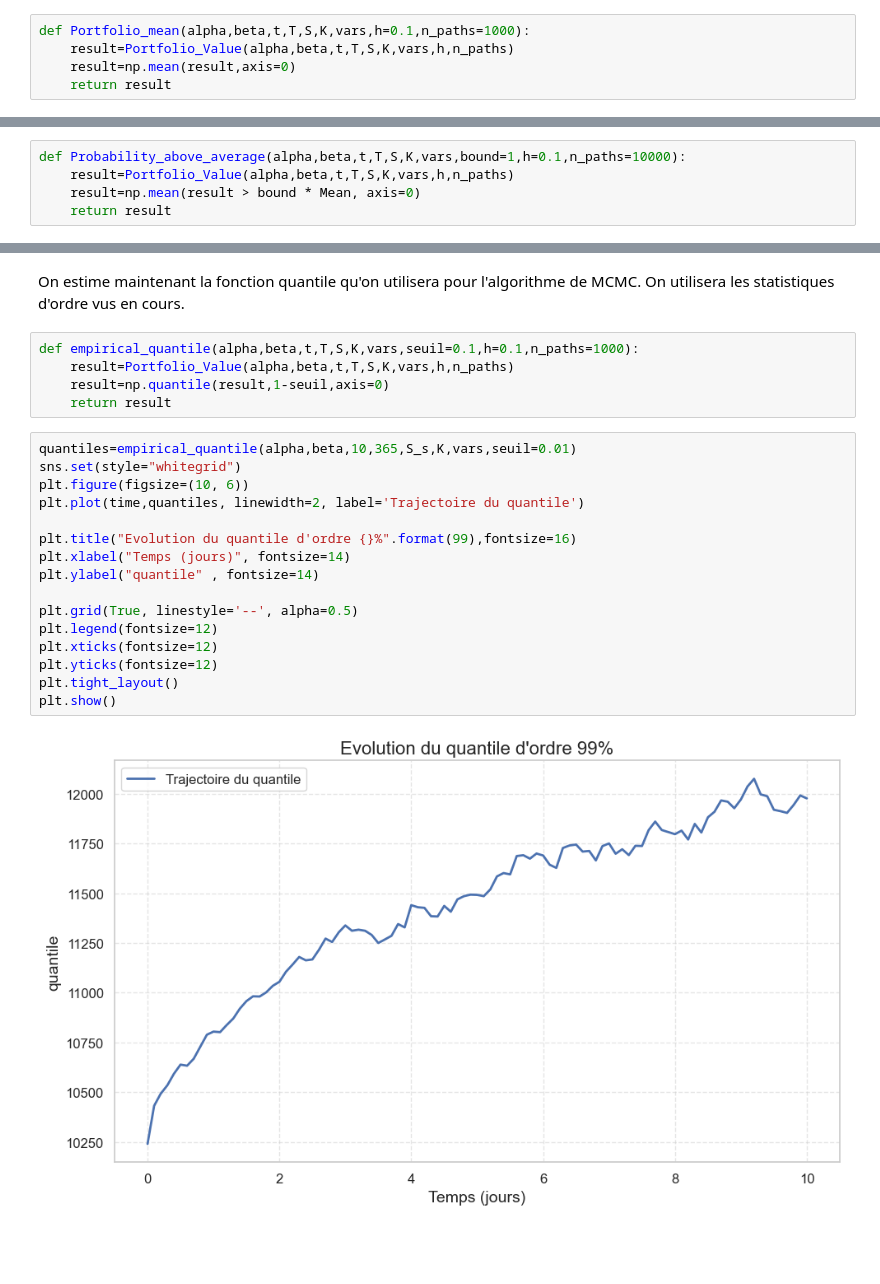
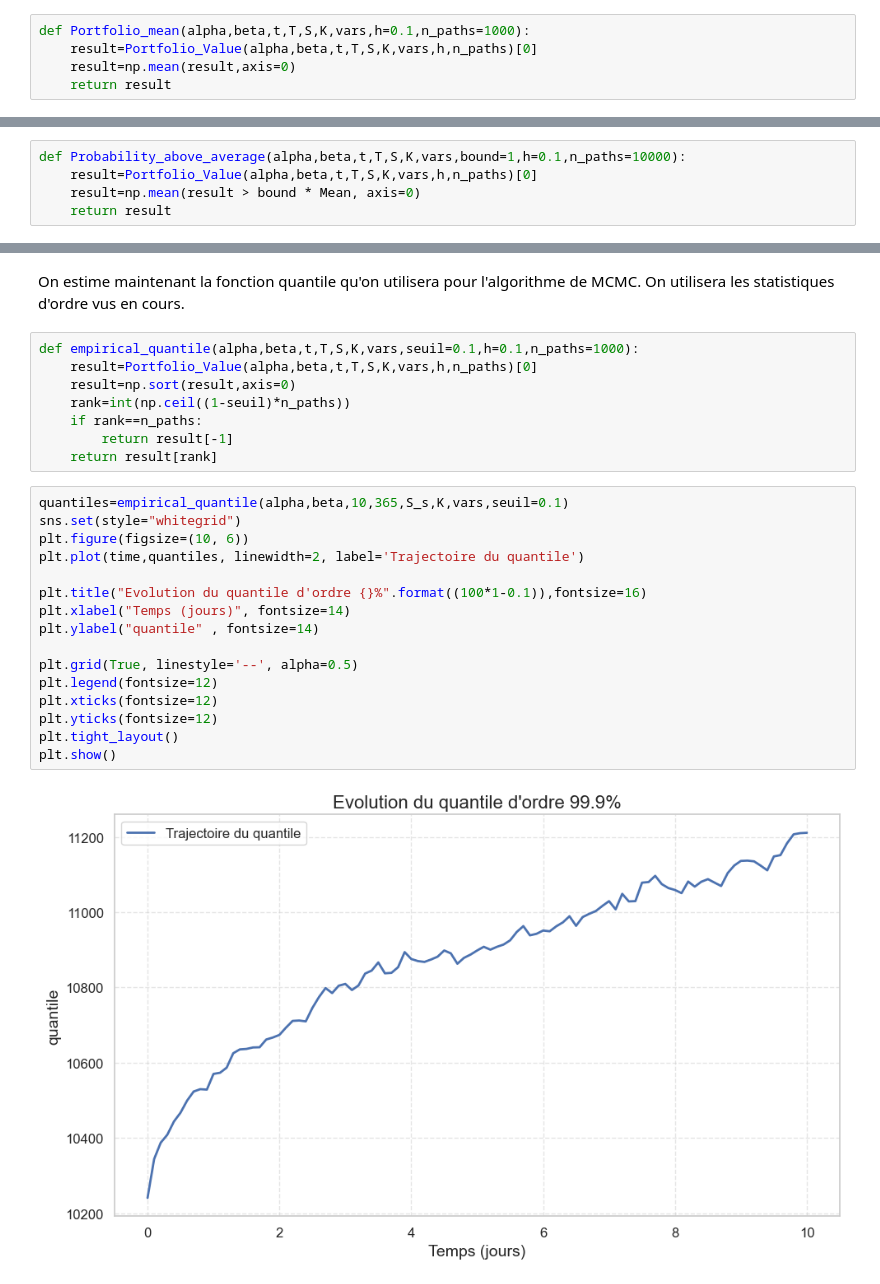
Before and after one commit to Amine-X23/Rare-Events, a Jupyter notebook: Rare_Events.ipynb, the cells around one changed output, grey strips where cells are left out. Cells and saved outputs as stored; diff of their text form; blank space fills up the shorter version.

```diff
--- a/Rare_Events.ipynb
+++ b/Rare_Events.ipynb
@@ -296,7 +328,7 @@ Une deuxième expérience est la calcul de la moyenne de notre portfeuille à to
 Autrement dit, on détermine $(\mathbb{E}(V_t))_{t \geq 0}$ en utilisant la méthode de Monte Carlo naif.
 # %%
 def Portfolio_mean(alpha,beta,t,T,S,K,vars,h=0.1,n_paths=1000):
-    result=Portfolio_Value(alpha,beta,t,T,S,K,vars,h,n_paths)
+    result=Portfolio_Value(alpha,beta,t,T,S,K,vars,h,n_paths)[0]
     result=np.mean(result,axis=0)
     return result
 # %%
@@ -323,7 +355,7 @@ Pour montrer la limite de la méthode de Monte Carlo naif, on simule la probabil
 C'est à dire qu'on estime $\mathbb{P}(V_t \geq bound*\mathbb{E}(V_t))$
 # %%
 def Probability_above_average(alpha,beta,t,T,S,K,vars,bound=1,h=0.1,n_paths=10000):
-    result=Portfolio_Value(alpha,beta,t,T,S,K,vars,h,n_paths)
+    result=Portfolio_Value(alpha,beta,t,T,S,K,vars,h,n_paths)[0]
     result=np.mean(result > bound * Mean, axis=0)
     return result
 # %%
@@ -353,24 +385,27 @@ On remarque que déjà pour bound=1.3 cette méthode a du mal a estimer cette pr
 On estime maintenant la fonction quantile qu'on utilisera pour l'algorithme de MCMC. On utilisera les statistiques d'ordre vus en cours.
 # %%
 def empirical_quantile(alpha,beta,t,T,S,K,vars,seuil=0.1,h=0.1,n_paths=1000):
-    result=Portfolio_Value(alpha,beta,t,T,S,K,vars,h,n_paths)
-    result=np.quantile(result,1-seuil,axis=0)
-    return result
+    result=Portfolio_Value(alpha,beta,t,T,S,K,vars,h,n_paths)[0]
+    result=np.sort(result,axis=0)
+    rank=int(np.ceil((1-seuil)*n_paths))
+    if rank==n_paths:
+        return result[-1]
+    return result[rank]
 # %%
-quantiles=empirical_quantile(alpha,beta,10,365,S_s,K,vars,seuil=0.01)
+quantiles=empirical_quantile(alpha,beta,10,365,S_s,K,vars,seuil=0.1)
 sns.set(style="whitegrid")
 plt.figure(figsize=(10, 6))
 plt.plot(time,quantiles, linewidth=2, label='Trajectoire du quantile')
 
-plt.title("Evolution du quantile d'ordre {}%".format(99),fontsize=16)
+plt.title("Evolution du quantile d'ordre {}%".format((100*1-0.1)),fontsize=16)
 plt.xlabel("Temps (jours)", fontsize=14)
 plt.ylabel("quantile" , fontsize=14)
 
 plt.grid(True, linestyle='--', alpha=0.5)
 plt.legend(fontsize=12)
 plt.xticks(fontsize=12)
 plt.yticks(fontsize=12)
 plt.tight_layout()
 plt.show()
 # %% [output]
-[figure, old version]
+[figure, new version]
```
Also changed, not shown: parts of 31 cells of this notebook.
